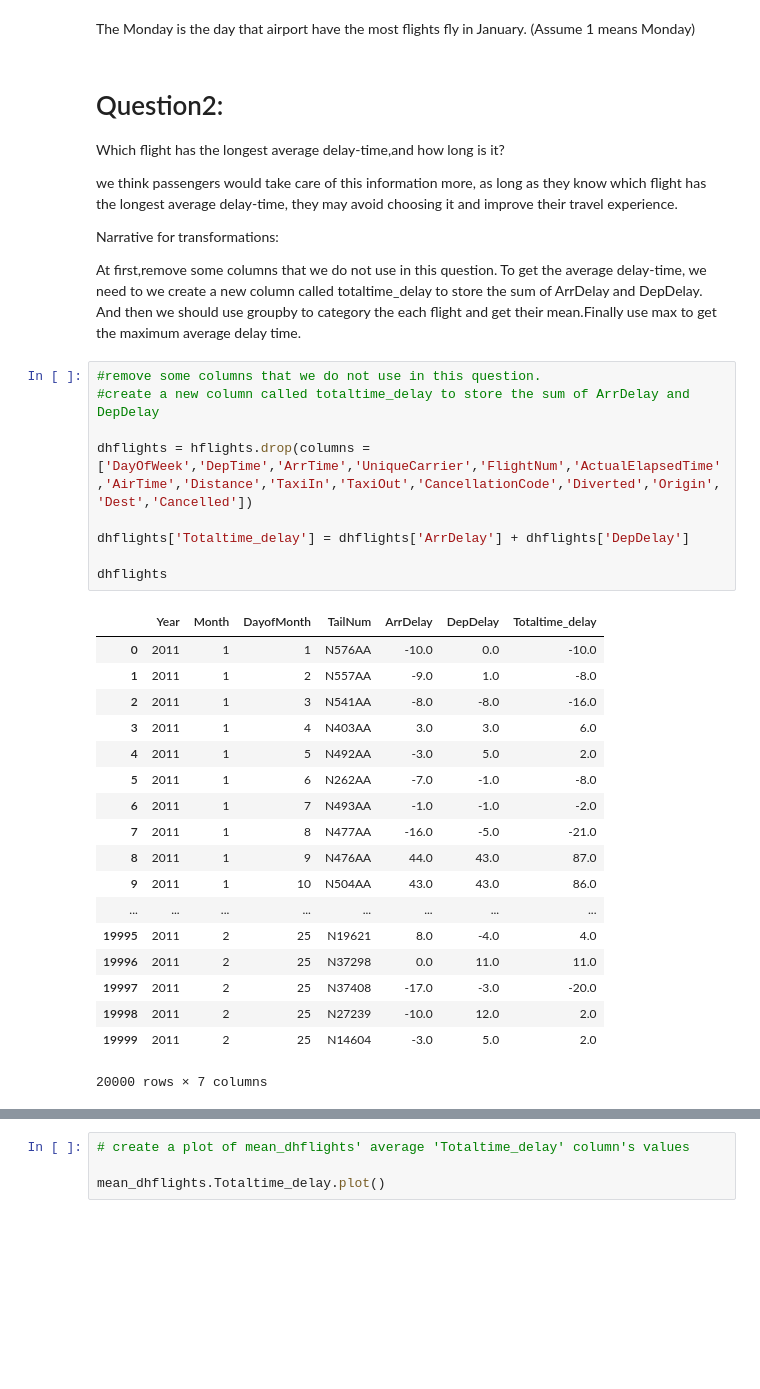
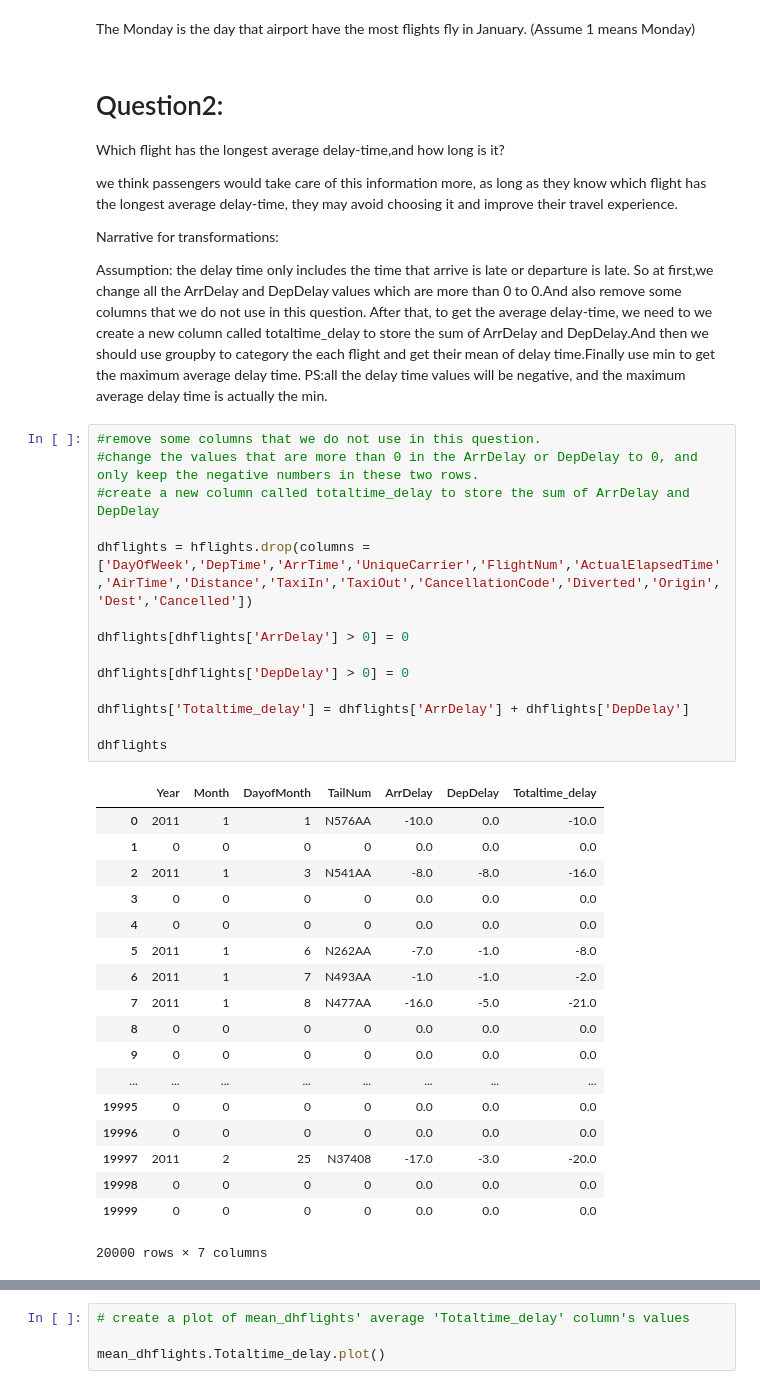
Before and after one commit to mandy941/week5, a Jupyter notebook: M_Yang_W5_assn.ipynb, the cells around one changed output, grey strips where cells are left out. Saved outputs shown, nothing was run; the diff lists cells and outputs as text; blank space fills up the shorter version.

```diff
--- a/M_Yang_W5_assn.ipynb
+++ b/M_Yang_W5_assn.ipynb
@@ -82,34 +94,39 @@ we think passengers would take care of this information more, as long as they kn
 
 Narrative for transformations:
 
-At first,remove some columns that we do not use in this question. To get the average delay-time, we need to we create a new column called totaltime_delay to store the sum of ArrDelay and DepDelay. And then we should use groupby to category the each flight and get their mean.Finally use max to get the maximum average delay time.
+Assumption: the delay time only includes the time that arrive is late or departure is late. So at first,we change all the ArrDelay and DepDelay values which are more than 0 to 0.And also remove some columns that we do not use in this question. After that, to get the average delay-time, we need to we create a new column called totaltime_delay to store the sum of ArrDelay and DepDelay.And then we should use groupby to category the each flight and get their mean of delay time.Finally use min to get the maximum average delay time. PS:all the delay time values will be negative, and the maximum average delay time is actually the min.
 # %%
 #remove some columns that we do not use in this question.
+#change the values that are more than 0 in the ArrDelay or DepDelay to 0, and only keep the negative numbers in these two rows.
 #create a new column called totaltime_delay to store the sum of ArrDelay and DepDelay
 
 dhflights = hflights.drop(columns = ['DayOfWeek','DepTime','ArrTime','UniqueCarrier','FlightNum','ActualElapsedTime','AirTime','Distance','TaxiIn','TaxiOut','CancellationCode','Diverted','Origin','Dest','Cancelled'])
 
+dhflights[dhflights['ArrDelay'] > 0] = 0
+
+dhflights[dhflights['DepDelay'] > 0] = 0
+
 dhflights['Totaltime_delay'] = dhflights['ArrDelay'] + dhflights['DepDelay']
 
 dhflights
 # %% [output]
 |  | Year | Month | DayofMonth | TailNum | ArrDelay | DepDelay | Totaltime_delay |
 | 0 | 2011 | 1 | 1 | N576AA | -10.0 | 0.0 | -10.0 |
-| 1 | 2011 | 1 | 2 | N557AA | -9.0 | 1.0 | -8.0 |
+| 1 | 0 | 0 | 0 | 0 | 0.0 | 0.0 | 0.0 |
 | 2 | 2011 | 1 | 3 | N541AA | -8.0 | -8.0 | -16.0 |
-| 3 | 2011 | 1 | 4 | N403AA | 3.0 | 3.0 | 6.0 |
-| 4 | 2011 | 1 | 5 | N492AA | -3.0 | 5.0 | 2.0 |
+| 3 | 0 | 0 | 0 | 0 | 0.0 | 0.0 | 0.0 |
+| 4 | 0 | 0 | 0 | 0 | 0.0 | 0.0 | 0.0 |
 | 5 | 2011 | 1 | 6 | N262AA | -7.0 | -1.0 | -8.0 |
 | 6 | 2011 | 1 | 7 | N493AA | -1.0 | -1.0 | -2.0 |
 | 7 | 2011 | 1 | 8 | N477AA | -16.0 | -5.0 | -21.0 |
-| 8 | 2011 | 1 | 9 | N476AA | 44.0 | 43.0 | 87.0 |
-| 9 | 2011 | 1 | 10 | N504AA | 43.0 | 43.0 | 86.0 |
+| 8 | 0 | 0 | 0 | 0 | 0.0 | 0.0 | 0.0 |
+| 9 | 0 | 0 | 0 | 0 | 0.0 | 0.0 | 0.0 |
 | ... | ... | ... | ... | ... | ... | ... | ... |
-| 19995 | 2011 | 2 | 25 | N19621 | 8.0 | -4.0 | 4.0 |
-| 19996 | 2011 | 2 | 25 | N37298 | 0.0 | 11.0 | 11.0 |
+| 19995 | 0 | 0 | 0 | 0 | 0.0 | 0.0 | 0.0 |
+| 19996 | 0 | 0 | 0 | 0 | 0.0 | 0.0 | 0.0 |
 | 19997 | 2011 | 2 | 25 | N37408 | -17.0 | -3.0 | -20.0 |
-| 19998 | 2011 | 2 | 25 | N27239 | -10.0 | 12.0 | 2.0 |
-| 19999 | 2011 | 2 | 25 | N14604 | -3.0 | 5.0 | 2.0 |
+| 19998 | 0 | 0 | 0 | 0 | 0.0 | 0.0 | 0.0 |
+| 19999 | 0 | 0 | 0 | 0 | 0.0 | 0.0 | 0.0 |
 20000 rows × 7 columns
 # %%
 #after get the total delay time, we should group by each flight and get their average delay time by different TailNum.
```
Also changed, not shown: parts of 6 cells of this notebook.
